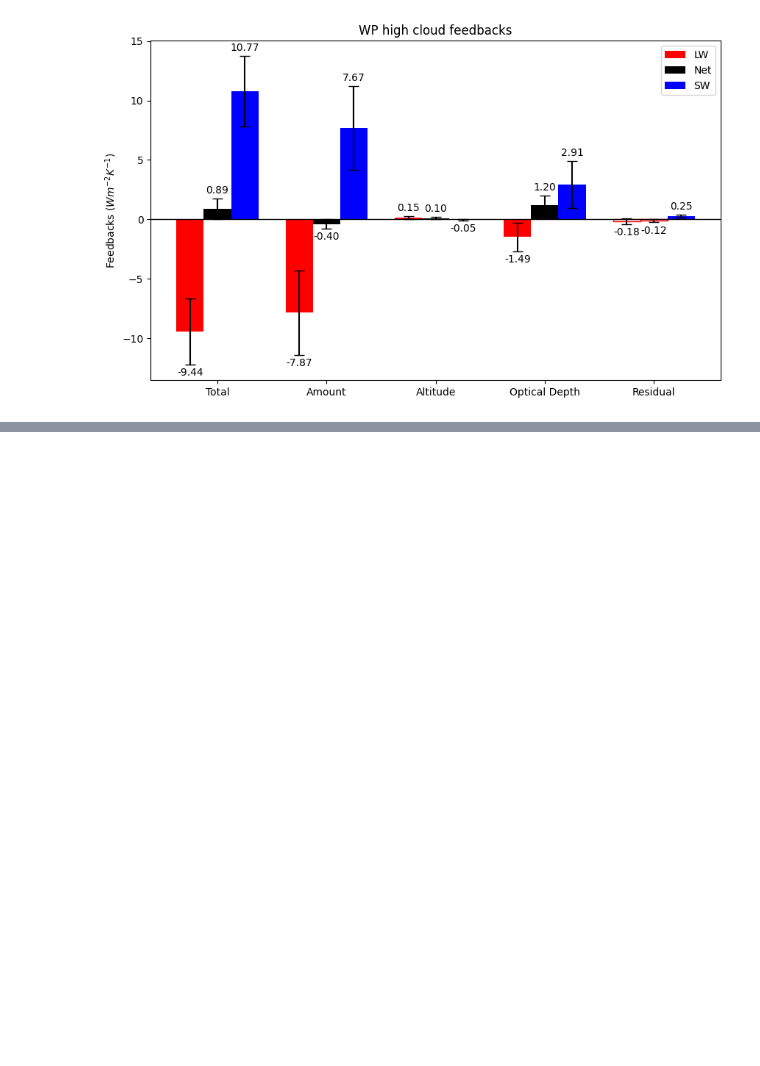
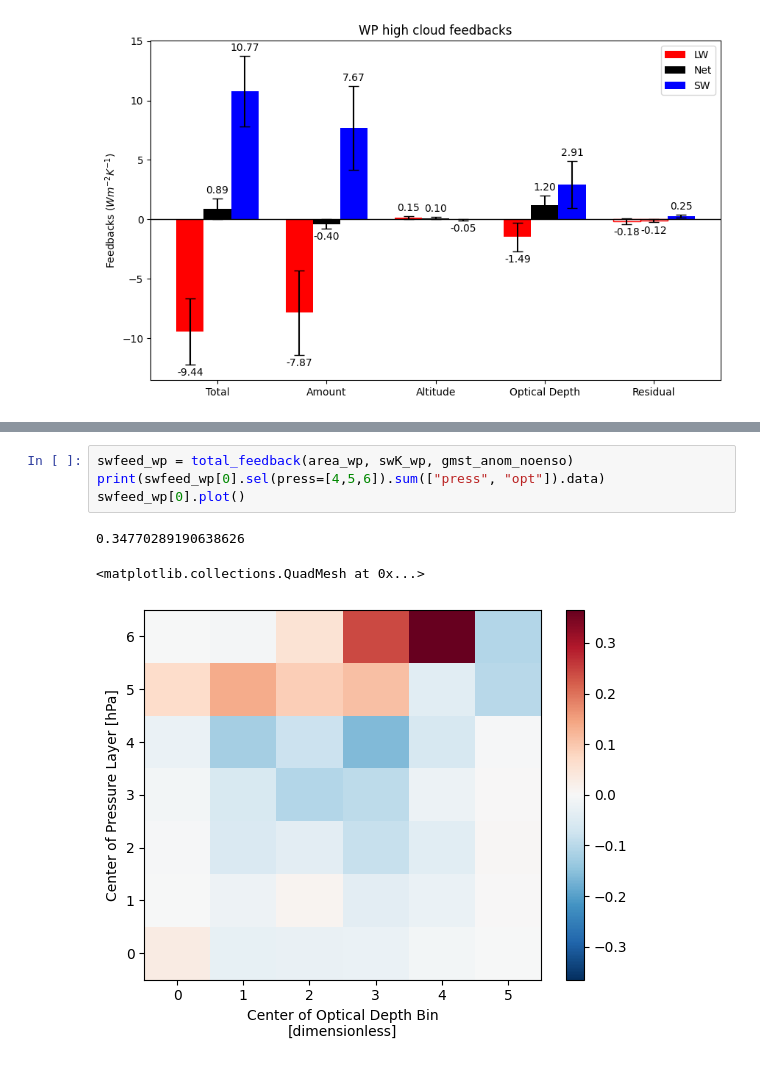
Before and after one commit to paula-rj/HighClouds, a Jupyter notebook: feedbacks.ipynb, the cells around one changed output, grey strips where cells are left out. Cells and saved outputs as stored; diff of their text form; blank space fills up the shorter version.

```diff
--- a/feedbacks.ipynb
+++ b/feedbacks.ipynb
@@ -1340,0 +1527,8 @@ plt.show()
+# %%
+swfeed_wp = total_feedback(area_wp, swK_wp, gmst_anom_noenso)
+print(swfeed_wp[0].sel(press=[4,5,6]).sum(["press", "opt"]).data)
+swfeed_wp[0].plot()
+# %% [output]
+0.34770289190638626
+<matplotlib.collections.QuadMesh at 0x...>
+[figure, added]
```
Also changed, not shown: parts of 32 cells of this notebook, 1 other file.
